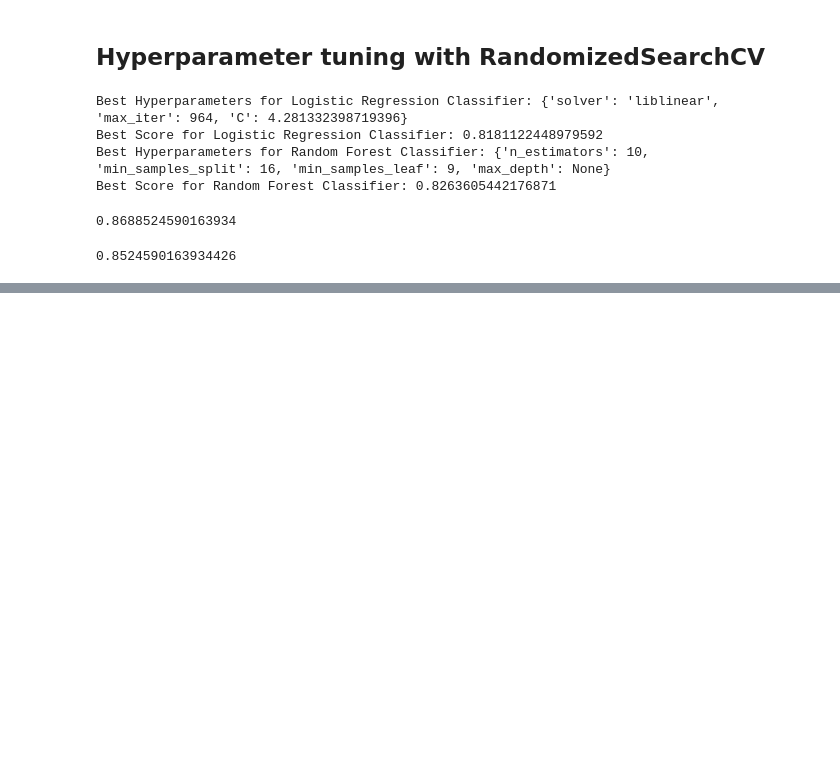
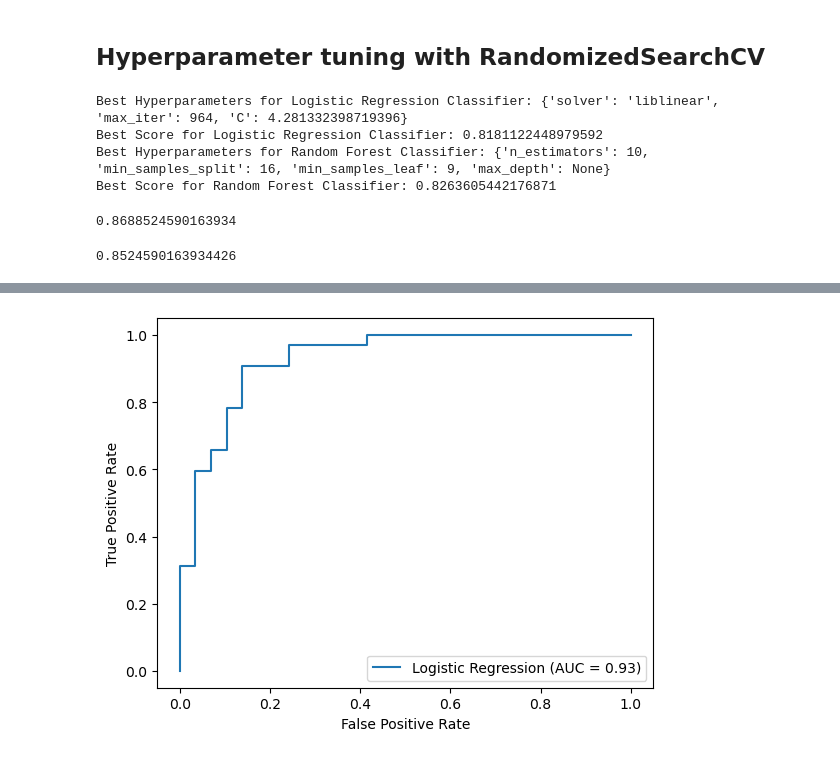
Before and after one commit to mmaksi/hear-disease-classification, a Jupyter notebook: end-to-end-heart-disease-classification.ipynb, the cells around one changed output, grey strips where cells are left out. Saved outputs shown, nothing was run; the diff lists cells and outputs as text; code cells hidden in the pictures; blank space fills up the shorter version.

```diff
--- a/end-to-end-heart-disease-classification.ipynb
+++ b/end-to-end-heart-disease-classification.ipynb
@@ -418,0 +430,23 @@ rs_rf.score(X_test, y_test)
+# %%
+from sklearn.metrics import roc_auc_score, roc_curve
+
+# Make prediction with tuned model
+classifier = models["Logistic Regression"]
+
+# Predict probabilities for the positive class
+y_pred_prob = classifier.predict_proba(X_test)[:, 1]
+
+# Calculate AUC score
+auc_score = roc_auc_score(y_test, y_pred_prob)
+
+# Compute ROC curve
+fpr, tpr, thresholds = roc_curve(y_test, y_pred_prob)
+
+# Create the RocCurveDisplay object
+roc_display = RocCurveDisplay(fpr=fpr, tpr=tpr, roc_auc=auc_score, estimator_name='Logistic Regression')
+
+# Plot ROC curve
+roc_display.plot()
+plt.show()
+# %% [output]
+[figure, added]
```
Also changed, not shown: parts of 19 cells of this notebook.
